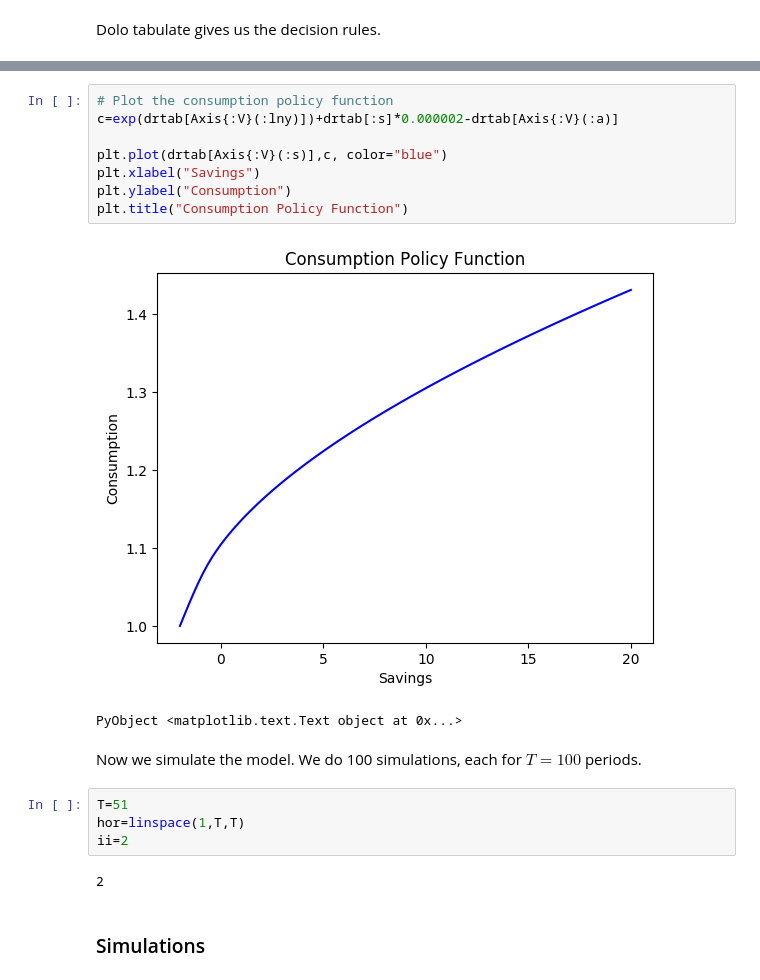
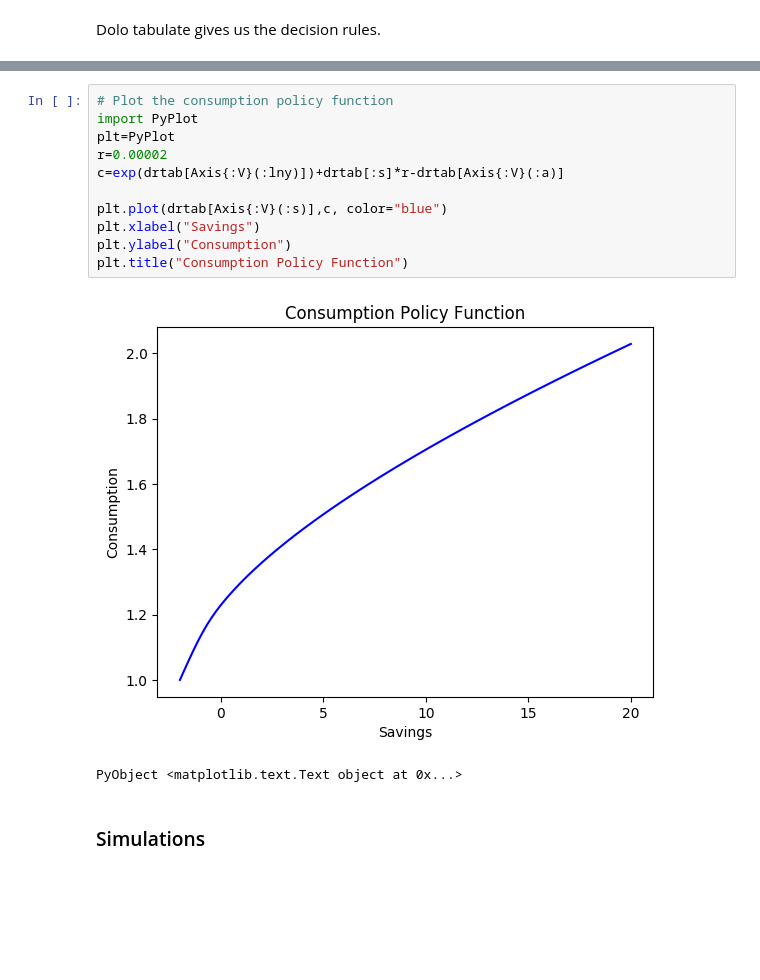
Before and after one commit to azheng25/OLG-Examples, a Jupyter notebook: Huggett1993.ipynb, the cells around one changed output, grey strips where cells are left out. Drawn from its saved outputs; the diff is of its cells as text; blank space fills up the shorter version.

```diff
--- a/Huggett1993.ipynb
+++ b/Huggett1993.ipynb
@@ -91,22 +68,17 @@ And data, a 3×100 Array{Float64,2}:
 # %%
 # Plot the consumption policy function
-c=exp(drtab[Axis{:V}(:lny)])+drtab[:s]*0.000002-drtab[Axis{:V}(:a)]
+import PyPlot
+plt=PyPlot
+r=0.00002
+c=exp(drtab[Axis{:V}(:lny)])+drtab[:s]*r-drtab[Axis{:V}(:a)]
 
 plt.plot(drtab[Axis{:V}(:s)],c, color="blue")
 plt.xlabel("Savings")
 plt.ylabel("Consumption")
 plt.title("Consumption Policy Function")
 # %% [output]
-[figure, old version]
+[figure, new version]
 PyObject <matplotlib.text.Text object at 0x...>
-# %% [markdown]
-Now we simulate the model. We do 100 simulations, each for $T=100$ periods.
-# %%
-T=51
-hor=linspace(1,T,T)
-ii=2
-# %% [output]
-2
 # %% [markdown]
 ### Simulations
 # %% [markdown]
```
Also changed, not shown: parts of 14 cells of this notebook, 1 other file.
